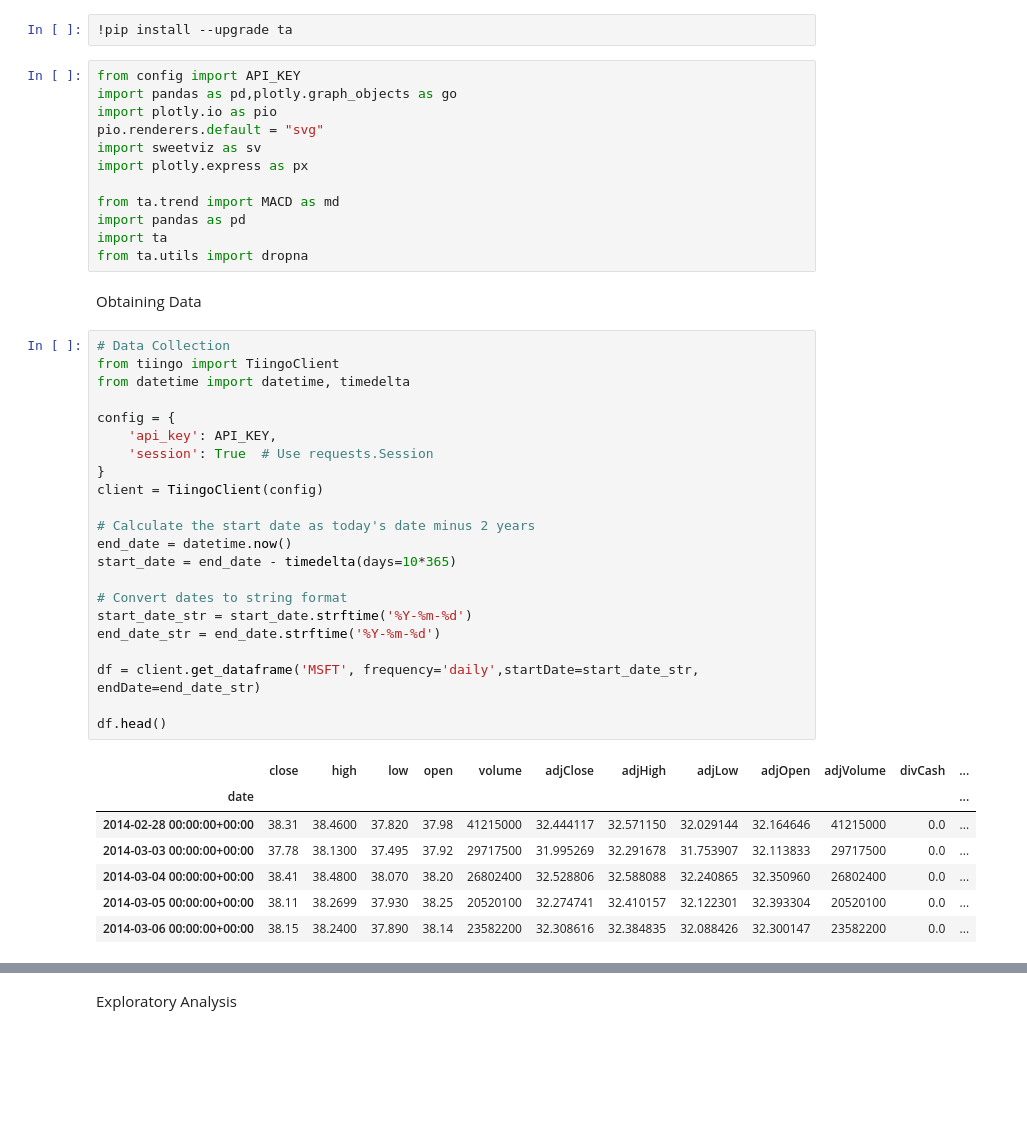
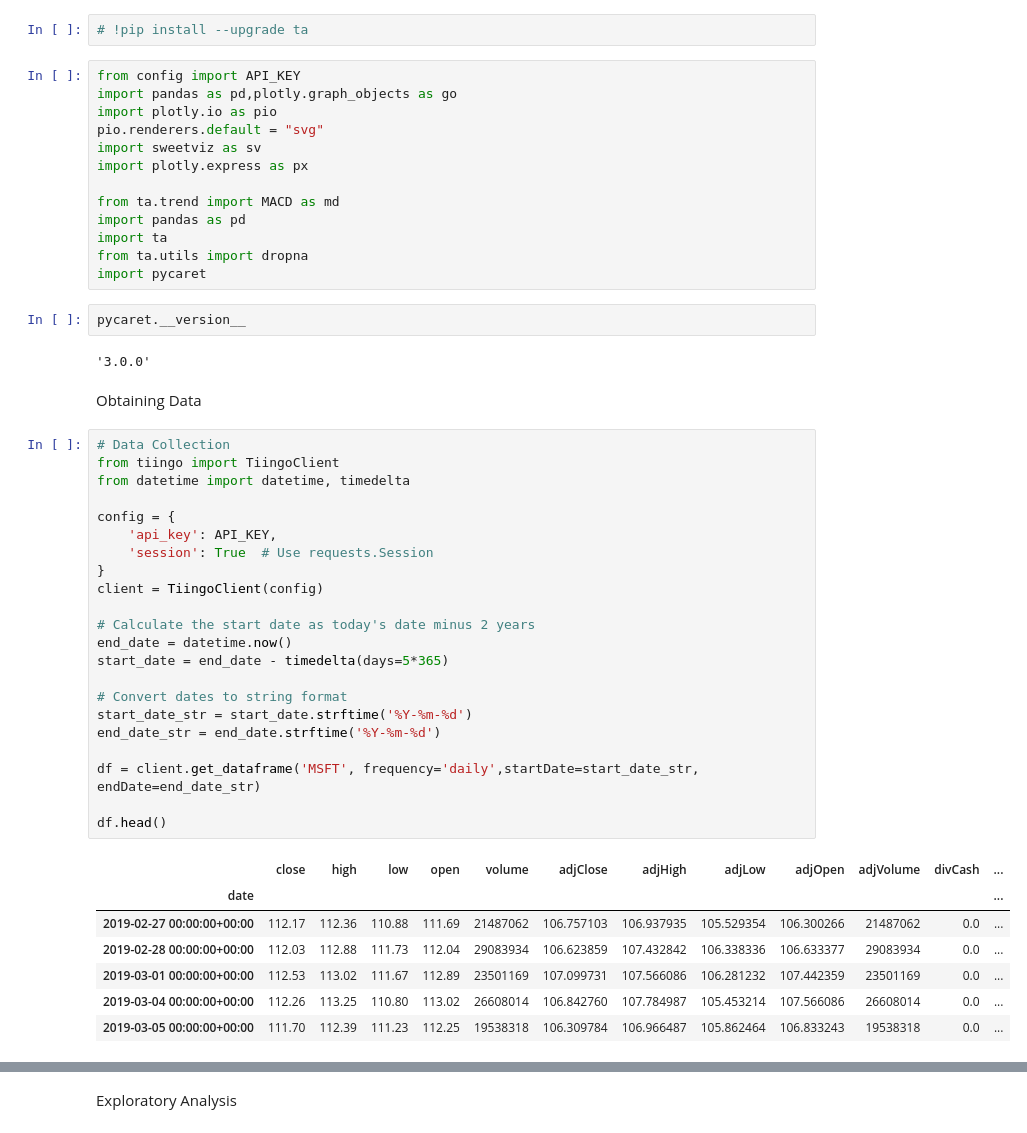
Before and after one commit to jdolinsky/project_4, a Jupyter notebook: pycaret_test3dropmacdhist.ipynb, the cells around one changed output, grey strips where cells are left out. Saved outputs shown, nothing was run; the diff lists cells and outputs as text; blank space fills up the shorter version.

Commit message:
updated pycaret file

```diff
--- a/pycaret_test3dropmacdhist.ipynb
+++ b/pycaret_test3dropmacdhist.ipynb
@@ -1,5 +1,5 @@
 # %%
-!pip install --upgrade ta
+# !pip install --upgrade ta
 # %%
 from config import API_KEY
 import pandas as pd,plotly.graph_objects as go
@@ -12,38 +12,43 @@ from ta.trend import MACD as md
 import pandas as pd
 import ta
 from ta.utils import dropna
+import pycaret
+# %%
+pycaret.__version__
+# %% [output]
+'3.0.0'
 # %% [markdown]
 Obtaining Data
 # %%
 # Data Collection
 from tiingo import TiingoClient
 from datetime import datetime, timedelta
 
 config = {
     'api_key': API_KEY,
     'session': True  # Use requests.Session
 }
 client = TiingoClient(config)
 
 # Calculate the start date as today's date minus 2 years
 end_date = datetime.now()
-start_date = end_date - timedelta(days=10*365)
+start_date = end_date - timedelta(days=5*365)
 
 # Convert dates to string format
 start_date_str = start_date.strftime('%Y-%m-%d')
 end_date_str = end_date.strftime('%Y-%m-%d')
 
 df = client.get_dataframe('MSFT', frequency='daily',startDate=start_date_str, endDate=end_date_str)
 
 df.head()
 # %% [output]
 |  | close | high | low | open | volume | adjClose | adjHigh | adjLow | adjOpen | adjVolume | divCash | ... |
 | date |  |  |  |  |  |  |  |  |  |  |  | ... |
-| 2014-02-28 00:00:00+00:00 | 38.31 | 38.4600 | 37.820 | 37.98 | 41215000 | 32.444117 | 32.571150 | 32.029144 | 32.164646 | 41215000 | 0.0 | ... |
-| 2014-03-03 00:00:00+00:00 | 37.78 | 38.1300 | 37.495 | 37.92 | 29717500 | 31.995269 | 32.291678 | 31.753907 | 32.113833 | 29717500 | 0.0 | ... |
-| 2014-03-04 00:00:00+00:00 | 38.41 | 38.4800 | 38.070 | 38.20 | 26802400 | 32.528806 | 32.588088 | 32.240865 | 32.350960 | 26802400 | 0.0 | ... |
-| 2014-03-05 00:00:00+00:00 | 38.11 | 38.2699 | 37.930 | 38.25 | 20520100 | 32.274741 | 32.410157 | 32.122301 | 32.393304 | 20520100 | 0.0 | ... |
-| 2014-03-06 00:00:00+00:00 | 38.15 | 38.2400 | 37.890 | 38.14 | 23582200 | 32.308616 | 32.384835 | 32.088426 | 32.300147 | 23582200 | 0.0 | ... |
+| 2019-02-27 00:00:00+00:00 | 112.17 | 112.36 | 110.88 | 111.69 | 21487062 | 106.757103 | 106.937935 | 105.529354 | 106.300266 | 21487062 | 0.0 | ... |
+| 2019-02-28 00:00:00+00:00 | 112.03 | 112.88 | 111.73 | 112.04 | 29083934 | 106.623859 | 107.432842 | 106.338336 | 106.633377 | 29083934 | 0.0 | ... |
+| 2019-03-01 00:00:00+00:00 | 112.53 | 113.02 | 111.67 | 112.89 | 23501169 | 107.099731 | 107.566086 | 106.281232 | 107.442359 | 23501169 | 0.0 | ... |
+| 2019-03-04 00:00:00+00:00 | 112.26 | 113.25 | 110.80 | 113.02 | 26608014 | 106.842760 | 107.784987 | 105.453214 | 107.566086 | 26608014 | 0.0 | ... |
+| 2019-03-05 00:00:00+00:00 | 111.70 | 112.39 | 111.23 | 112.25 | 19538318 | 106.309784 | 106.966487 | 105.862464 | 106.833243 | 19538318 | 0.0 | ... |
 # %%
 df.reset_index(inplace=True)
 df.rename(columns={'index': 'new_index'}, inplace=True)  # Rename the old index column
```
Also changed, not shown: parts of 47 cells of this notebook, 7 other files.
